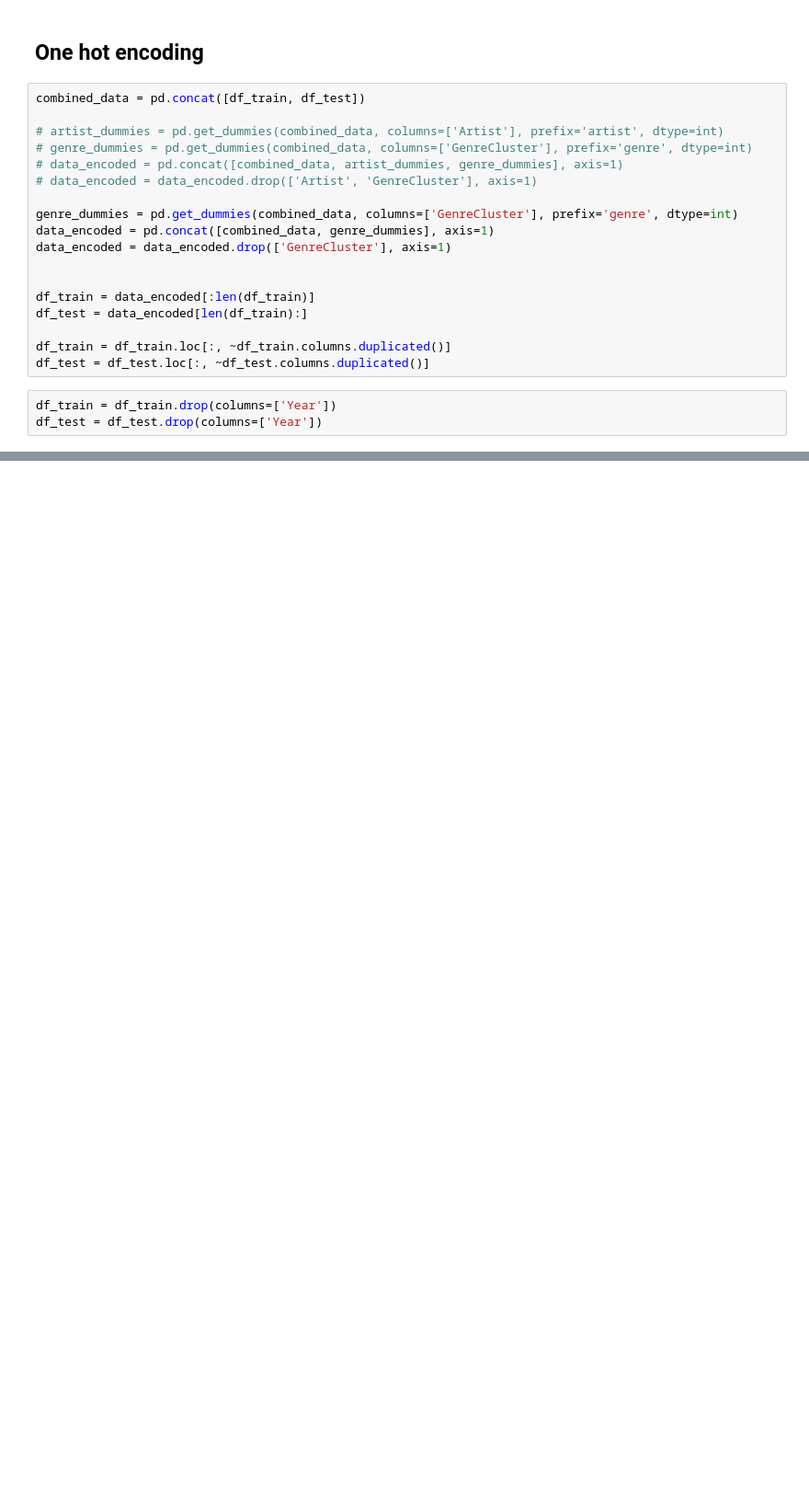
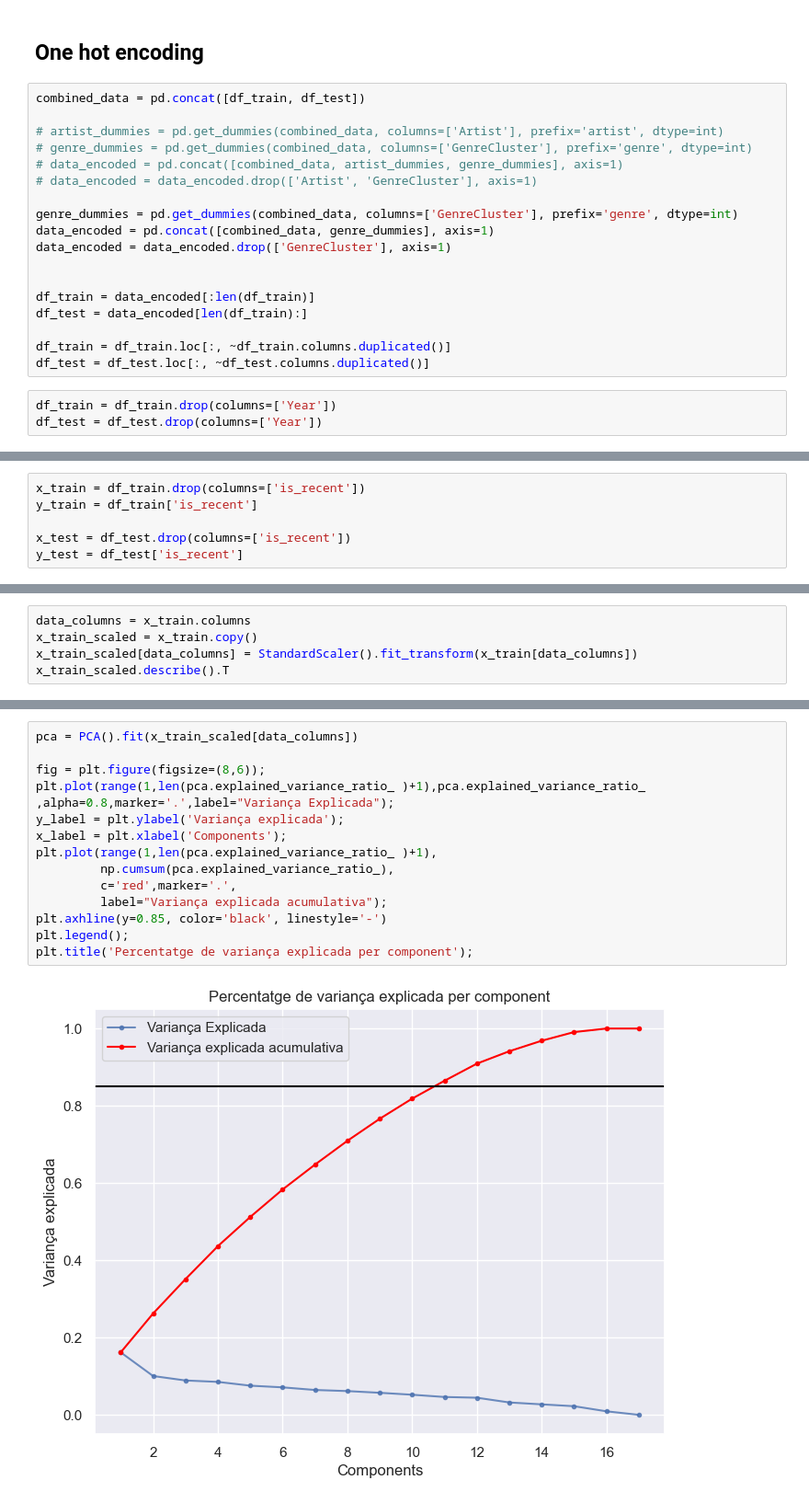
Before and after one commit to ericryhr/APA-PRACTICA, a Jupyter notebook: preprocessing_classification.ipynb, the cells around one changed output, grey strips where cells are left out. Shown at 92% size. Saved outputs shown, nothing was run; the diff lists cells and outputs as text; blank space fills up the shorter version.

```diff
--- a/preprocessing_classification.ipynb
+++ b/preprocessing_classification.ipynb
@@ -441,0 +435,6 @@ df_test.to_csv('data_test_class10.csv', index=False)
+# %%
+x_train = df_train.drop(columns=['is_recent'])
+y_train = df_train['is_recent']
+
+x_test = df_test.drop(columns=['is_recent'])
+y_test = df_test['is_recent']
@@ -441,0 +446,5 @@ df_test.to_csv('data_test_class10.csv', index=False)
+# %%
+data_columns = x_train.columns
+x_train_scaled = x_train.copy()
+x_train_scaled[data_columns] = StandardScaler().fit_transform(x_train[data_columns])
+x_train_scaled.describe().T
@@ -441,0 +470,16 @@ df_test.to_csv('data_test_class10.csv', index=False)
+# %%
+pca = PCA().fit(x_train_scaled[data_columns])
+
+fig = plt.figure(figsize=(8,6));
+plt.plot(range(1,len(pca.explained_variance_ratio_ )+1),pca.explained_variance_ratio_ ,alpha=0.8,marker='.',label="Variança Explicada");
+y_label = plt.ylabel('Variança explicada');
+x_label = plt.xlabel('Components');
+plt.plot(range(1,len(pca.explained_variance_ratio_ )+1),
+         np.cumsum(pca.explained_variance_ratio_),
+         c='red',marker='.',
+         label="Variança explicada acumulativa");
+plt.axhline(y=0.85, color='black', linestyle='-')
+plt.legend();
+plt.title('Percentatge de variança explicada per component');
+# %% [output]
+[figure, added]
```
Also changed, not shown: parts of 25 cells of this notebook.
